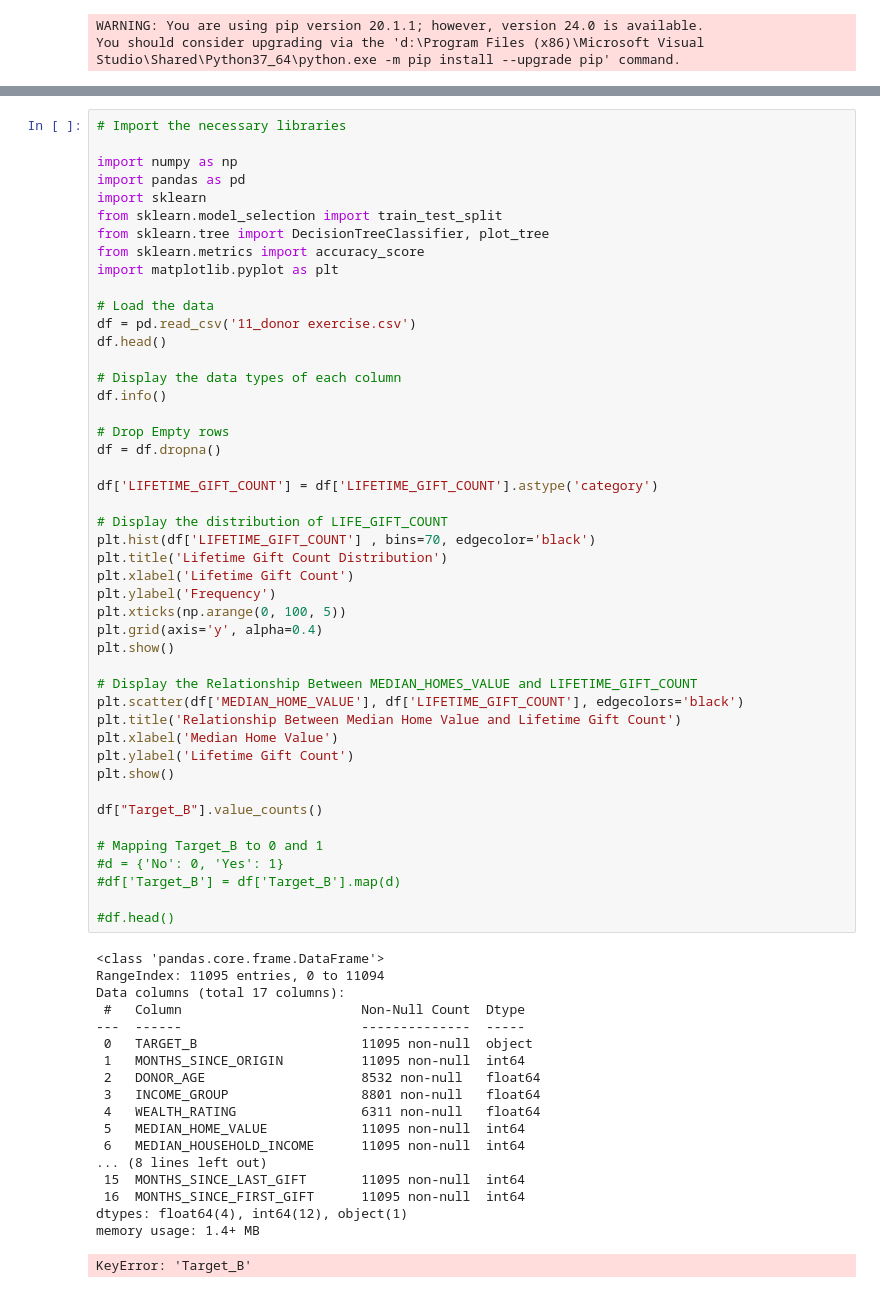
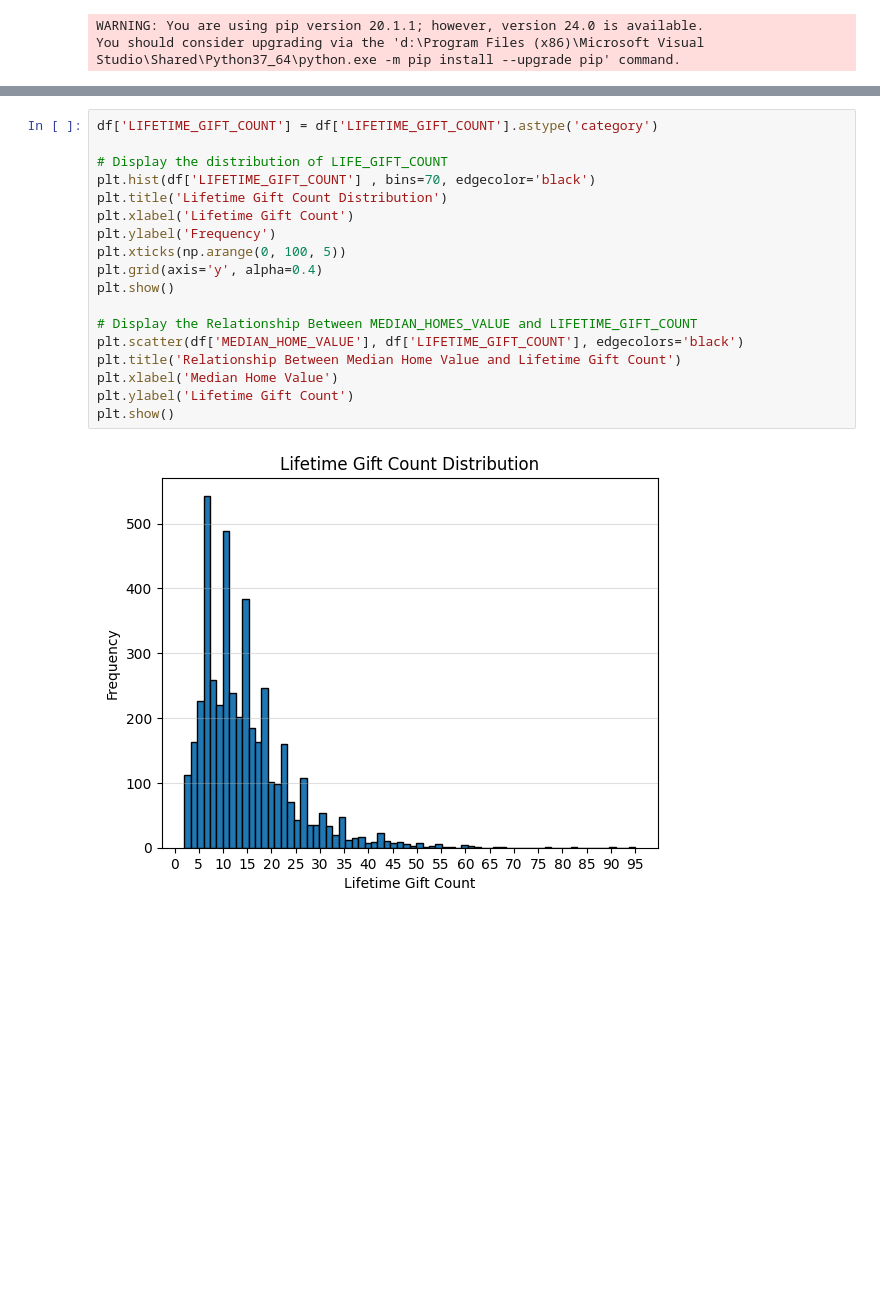
Before and after one commit to eaplatt3/Decision-Tree, a Jupyter notebook: donor decision tree.ipynb, the cells around one changed output, grey strips where cells are left out. Cells and saved outputs as stored; diff of their text form; blank space fills up the shorter version.

Commit message:
finished donor

```diff
--- a/donor decision tree.ipynb
+++ b/donor decision tree.ipynb
@@ -36,65 +74,20 @@ You should consider upgrading via the 'd:\Program Files (x86)\Microsoft Visual S
 # %%
-# Import the necessary libraries
-
-import numpy as np
-import pandas as pd
-import sklearn
-from sklearn.model_selection import train_test_split
-from sklearn.tree import DecisionTreeClassifier, plot_tree
-from sklearn.metrics import accuracy_score
-import matplotlib.pyplot as plt
-
-# Load the data
-df = pd.read_csv('11_donor exercise.csv')
-df.head()
-
-# Display the data types of each column
-df.info()
-
-# Drop Empty rows
-df = df.dropna()
-
 df['LIFETIME_GIFT_COUNT'] = df['LIFETIME_GIFT_COUNT'].astype('category')
 
 # Display the distribution of LIFE_GIFT_COUNT
 plt.hist(df['LIFETIME_GIFT_COUNT'] , bins=70, edgecolor='black')
 plt.title('Lifetime Gift Count Distribution')
 plt.xlabel('Lifetime Gift Count')
 plt.ylabel('Frequency')
 plt.xticks(np.arange(0, 100, 5))
 plt.grid(axis='y', alpha=0.4)
 plt.show()
 
 # Display the Relationship Between MEDIAN_HOMES_VALUE and LIFETIME_GIFT_COUNT
 plt.scatter(df['MEDIAN_HOME_VALUE'], df['LIFETIME_GIFT_COUNT'], edgecolors='black')
 plt.title('Relationship Between Median Home Value and Lifetime Gift Count')
 plt.xlabel('Median Home Value')
 plt.ylabel('Lifetime Gift Count')
 plt.show()
-
-df["Target_B"].value_counts()
-
-# Mapping Target_B to 0 and 1
-#d = {'No': 0, 'Yes': 1}
-#df['Target_B'] = df['Target_B'].map(d)
-
-#df.head()
 # %% [output]
-<class 'pandas.core.frame.DataFrame'>
-RangeIndex: 11095 entries, 0 to 11094
-Data columns (total 17 columns):
- #   Column                       Non-Null Count  Dtype
----  ------                       --------------  -----
- 0   TARGET_B                     11095 non-null  object
- 1   MONTHS_SINCE_ORIGIN          11095 non-null  int64
- 2   DONOR_AGE                    8532 non-null   float64
- 3   INCOME_GROUP                 8801 non-null   float64
- 4   WEALTH_RATING                6311 non-null   float64
- 5   MEDIAN_HOME_VALUE            11095 non-null  int64
- 6   MEDIAN_HOUSEHOLD_INCOME      11095 non-null  int64
-... (8 lines left out)
- 15  MONTHS_SINCE_LAST_GIFT       11095 non-null  int64
- 16  MONTHS_SINCE_FIRST_GIFT      11095 non-null  int64
-dtypes: float64(4), int64(12), object(1)
-memory usage: 1.4+ MB
-KeyError: 'Target_B'
+[figure, added]
```
Also changed, not shown: parts of 13 cells of this notebook.
